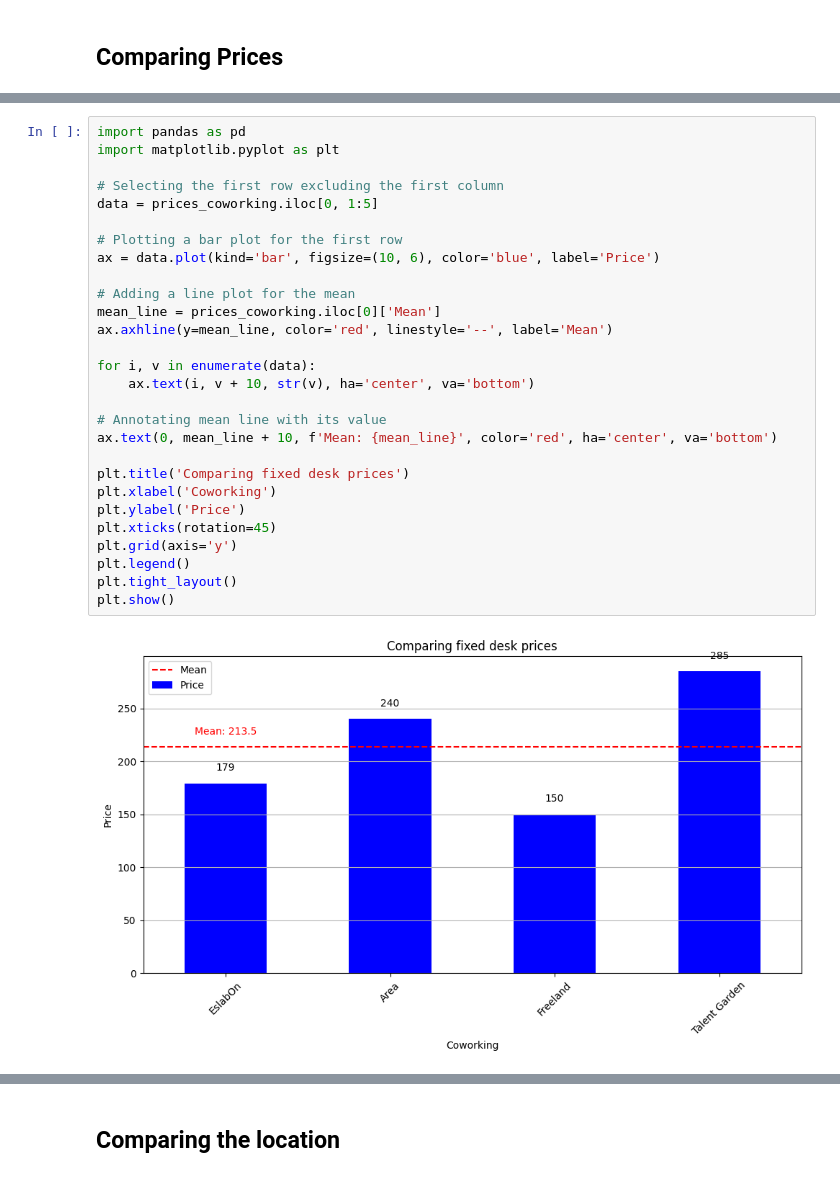
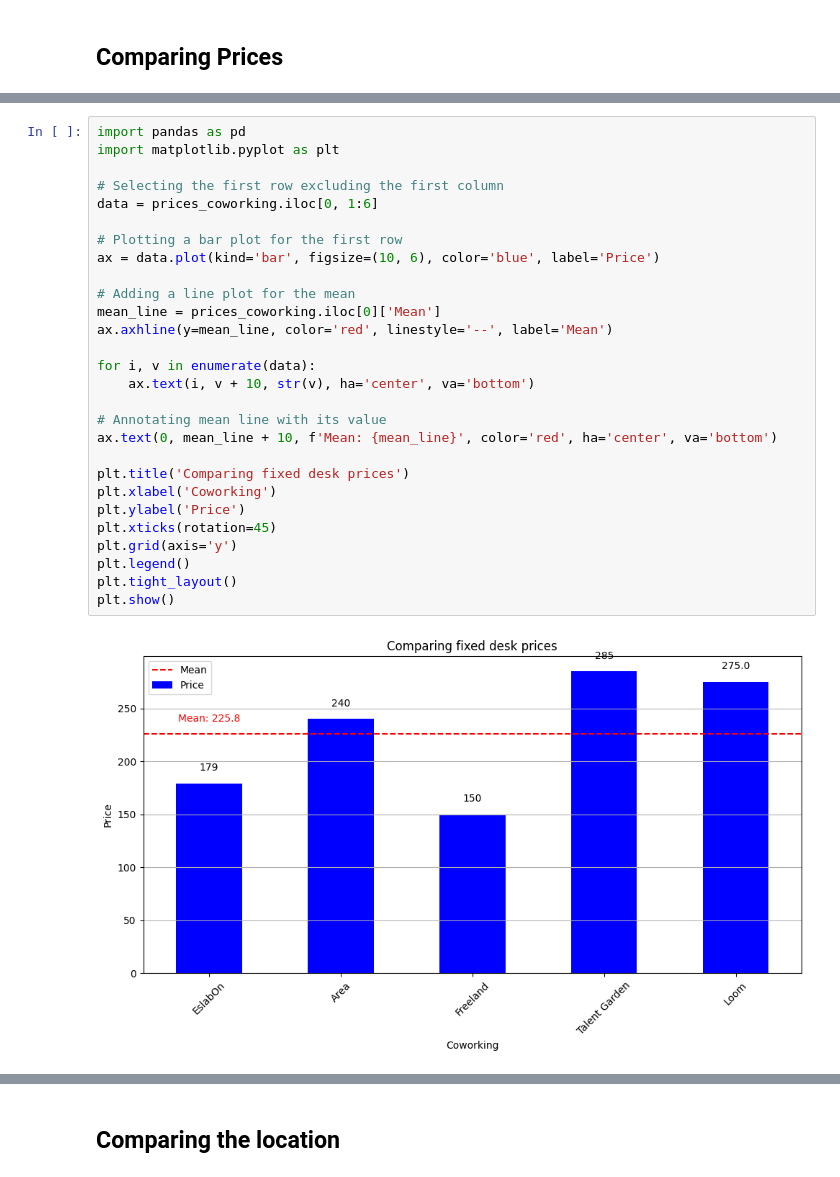
Before and after one commit to GabrielFersPin/Coworking, a Jupyter notebook: Coworking.ipynb, the cells around one changed output, grey strips where cells are left out. Cells and saved outputs as stored; diff of their text form.

```diff
--- a/Coworking.ipynb
+++ b/Coworking.ipynb
@@ -272,33 +272,33 @@ prices_coworking
 # %%
 import pandas as pd
 import matplotlib.pyplot as plt
 
 # Selecting the first row excluding the first column
-data = prices_coworking.iloc[0, 1:5]
+data = prices_coworking.iloc[0, 1:6]
 
 # Plotting a bar plot for the first row
 ax = data.plot(kind='bar', figsize=(10, 6), color='blue', label='Price')
 
 # Adding a line plot for the mean
 mean_line = prices_coworking.iloc[0]['Mean']
 ax.axhline(y=mean_line, color='red', linestyle='--', label='Mean')
 
 for i, v in enumerate(data):
     ax.text(i, v + 10, str(v), ha='center', va='bottom')
 
 # Annotating mean line with its value
 ax.text(0, mean_line + 10, f'Mean: {mean_line}', color='red', ha='center', va='bottom')
 
 plt.title('Comparing fixed desk prices')
 plt.xlabel('Coworking')
 plt.ylabel('Price')
 plt.xticks(rotation=45)
 plt.grid(axis='y')
 plt.legend()
 plt.tight_layout()
 plt.show()
 # %% [output]
-[figure, old version]
+[figure, new version]
 # %%
 import pandas as pd
 import matplotlib.pyplot as plt
```
Also changed, not shown: parts of 10 cells of this notebook.
